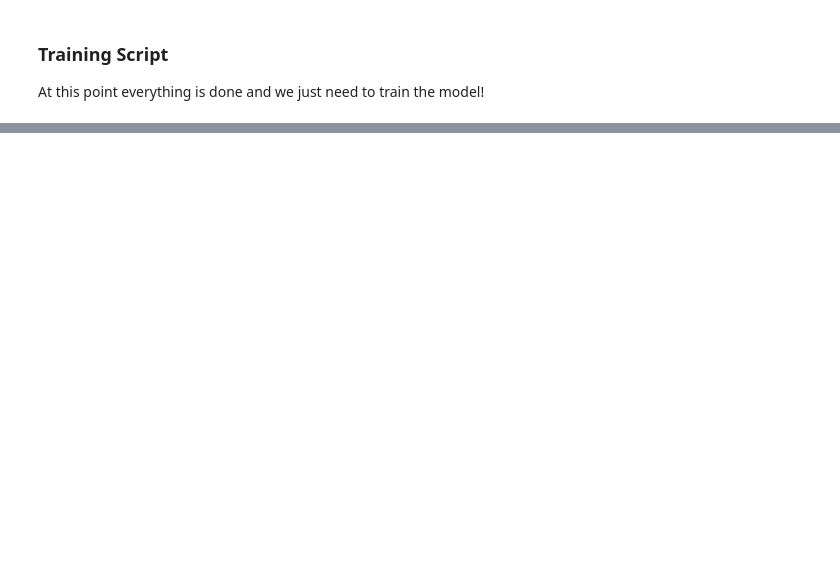
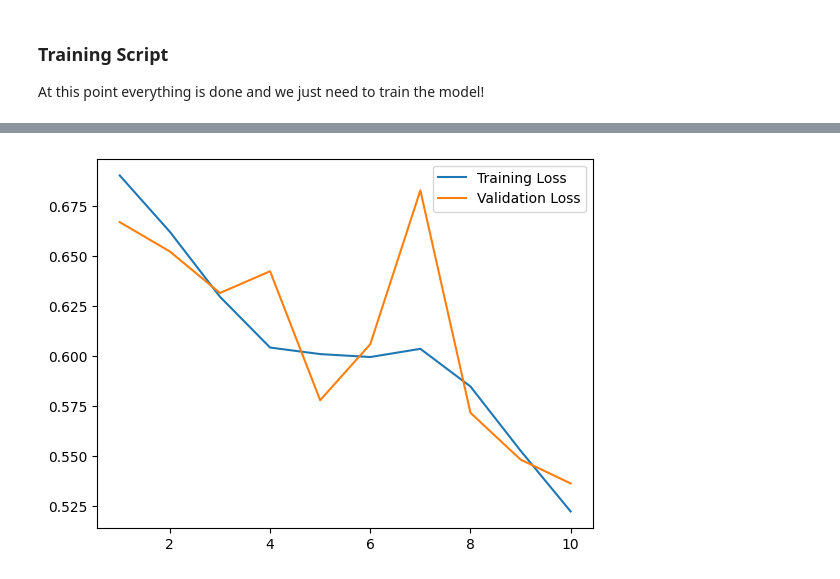
Before and after one commit to priyammaz/PyTorch-Adventures, a Jupyter notebook: PyTorch for Computer Vision/Vision Transformer/VisionTransformer.ipynb, the cells around one changed output, grey strips where cells are left out. Drawn from its saved outputs; the diff is of its cells as text; code cells hidden in the pictures; blank space fills up the shorter version.

Commit message:
added in training visual

```diff
--- a/PyTorch for Computer Vision/Vision Transformer/VisionTransformer.ipynb
+++ b/PyTorch for Computer Vision/Vision Transformer/VisionTransformer.ipynb
@@ -424,16 +429,17 @@ def train(model, device, epochs, optimizer,
 
     return log_training, model
 # %%
- ViT = VisionTransformer(embed_dim=384,
-                            depth=6,
-                            num_heads=6,
-                            efficient=True)
+### Define Model ###
+ViT = VisionTransformer(embed_dim=384,
+                        depth=6,
+                        num_heads=6,
+                        efficient=True)
 
 params = sum([np.prod(p.size()) for p in ViT.parameters()])
 print(f"Total Number of Parameters: {params}")
 
 ### SETUP DATASET ###
-PATH_TO_DATA = "../../../HAL Training/data/dogsvcats"
+PATH_TO_DATA = "../../data/dogsvscats"
 dataset = ImageFolder(PATH_TO_DATA)
 
 normalizer = Normalize(mean=[0.485, 0.456, 0.406], std=[0.229, 0.224, 0.225])
@@ -455,22 +461,27 @@ train_dataset.dataset.transform = train_transforms
 val_dataset.dataset.transform = val_transforms
 
 ### SETUP TRAINING LOOP ###
-DEVICE = "cuda:1" if torch.cuda.is_available() else "cpu"
+DEVICE = "cuda" if torch.cuda.is_available() else "cpu"
 print("Training on Device {}".format(DEVICE))
 
-ViT = ViT.to(DEVICE)
-EPOCHS = 100
+### Define Optimizer ###
 optimizer = optim.AdamW(params=ViT.parameters(), lr=1e-3)
-scheduler = torch.optim.lr_scheduler.CyclicLR(optimizer, base_lr=1e-5,
-                                              max_lr=1e-3, mode='exp_range',
-                                              gamma=0.98, cycle_momentum=False)
+
+### Define Loss ###
 loss_fn = nn.CrossEntropyLoss()
+
+### Build DataLoaders ###
 batch_size = 128
-
 trainloader = DataLoader(train_dataset, batch_size=batch_size, shuffle=True, num_workers=4)
 valloader = DataLoader(val_dataset, batch_size=batch_size, shuffle=False, num_workers=4)
 
-logs, model = train(model=ViT,
+### Define Scheduler ###
+EPOCHS = 10
+scheduler = get_cosine_schedule_with_warmup(optimizer,
+                                            num_warmup_steps=250,
+                                            num_training_steps=EPOCHS*len(trainloader))
+
+logs, model = train(model=ViT.to(DEVICE),
                     device=DEVICE,
                     epochs=EPOCHS,
                     optimizer=optimizer,
@@ -478,8 +489,5 @@ logs, model = train(model=ViT,
                     loss_fn=loss_fn,
                     trainloader=trainloader,
                     valloader=valloader)
-
-logs = pd.DataFrame(logs)
-logs.to_csv("dogsvcats.csv", index=False)
 # %% [output]
 Total Number of Parameters: 11019650
@@ -499,0 +552,7 @@ Starting Epoch 3
+# %%
+plt.plot(logs["epoch"], logs["training_loss"], label="Training Loss")
+plt.plot(logs["epoch"], logs["validation_loss"], label="Validation Loss")
+plt.legend()
+plt.show()
+# %% [output]
+[figure, added]
```
Also changed, not shown: parts of 2 cells of this notebook, 1 other file.
